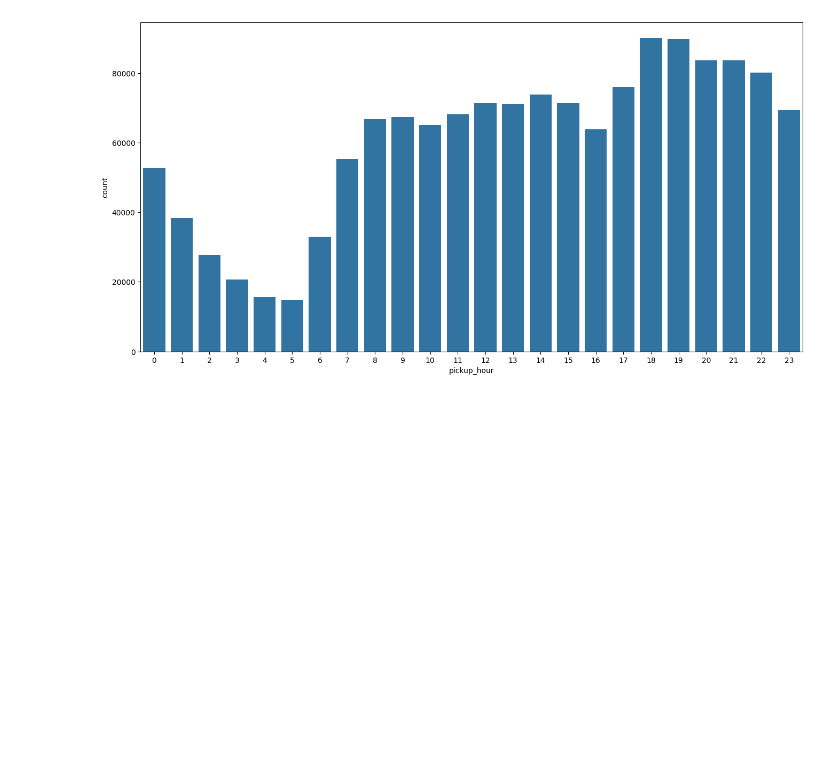
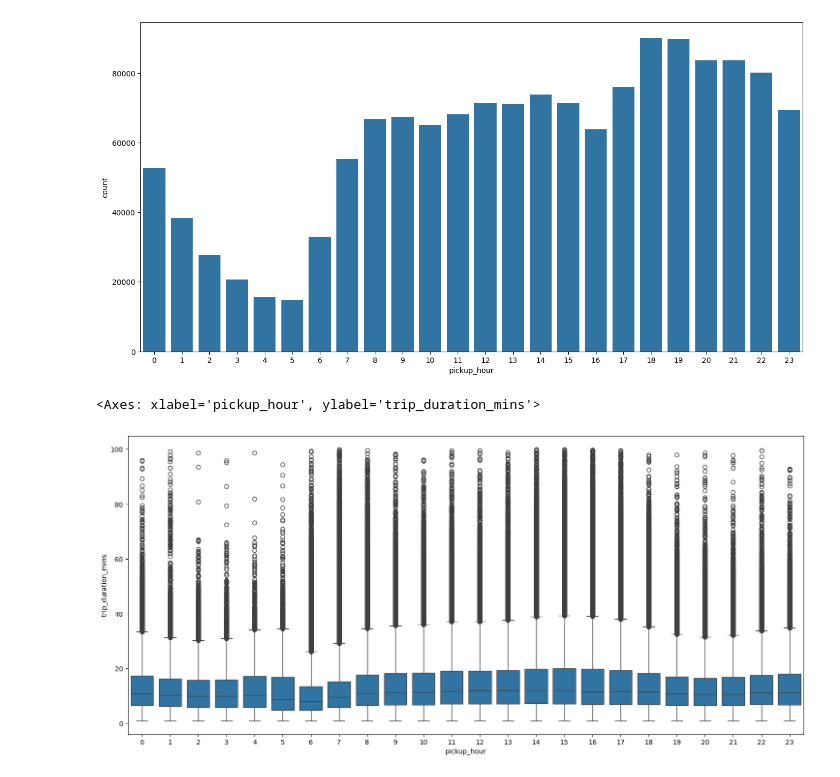
Before and after one commit to Shahbaz894/nyc-taxi-model, a Jupyter notebook: notebooks/nyc_taxi_model_by_shahbaz.ipynb, the cells around one changed output. Saved outputs shown, nothing was run; the diff lists cells and outputs as text; code cells hidden in the pictures; blank space fills up the shorter version.

```diff
--- a/notebooks/nyc_taxi_model_by_shahbaz.ipynb
+++ b/notebooks/nyc_taxi_model_by_shahbaz.ipynb
@@ -158,3 +154,9 @@ sns.countplot(df , x = 'pickup_hour')
 # %% [output]
 <Axes: xlabel='pickup_hour', ylabel='count'>
 [figure]
+# %%
+fig=plt.figure(figsize=(18,8))
+sns.boxplot(df[df.trip_duration_mins<=100] , x = 'pickup_hour', y ='trip_duration_mins')
+# %% [output]
+<Axes: xlabel='pickup_hour', ylabel='trip_duration_mins'>
+[figure, added]
```
Also changed, not shown: parts of 10 cells of this notebook.
